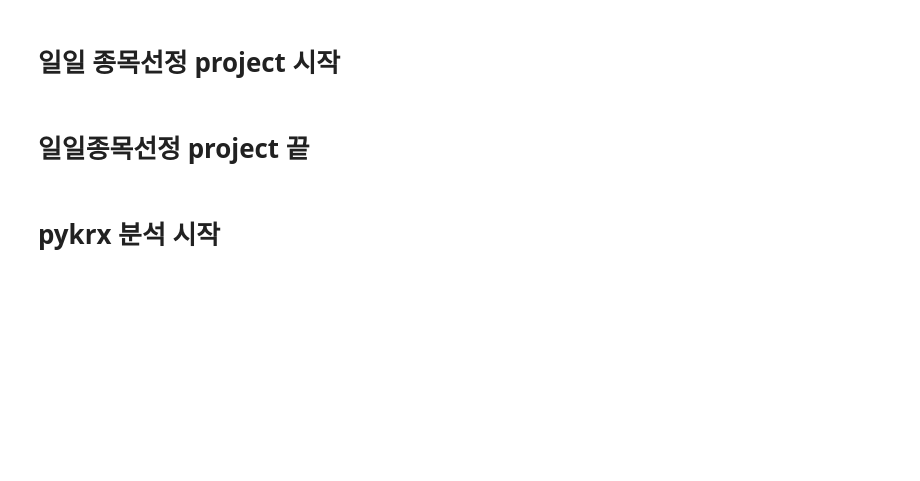
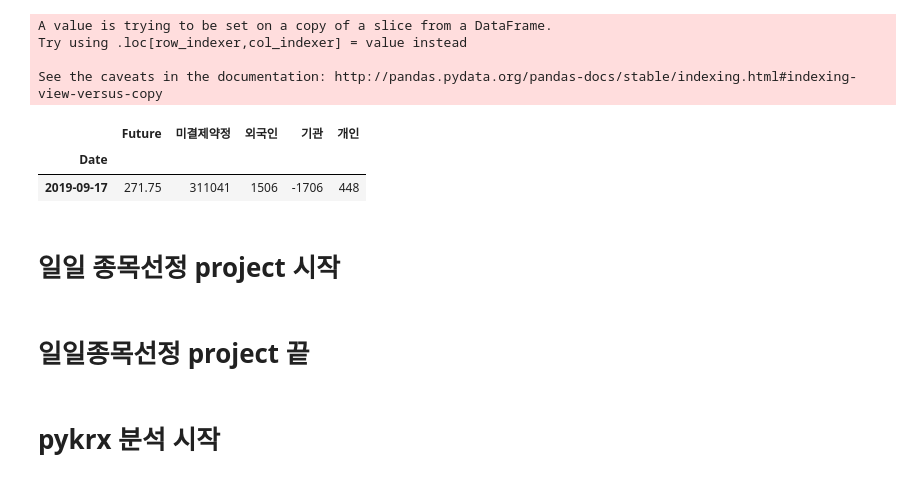
Before and after one commit to linux386/first_module, a Jupyter notebook: pre_module.ipynb, the cells around one changed output. Saved outputs shown, nothing was run; the diff lists cells and outputs as text; code cells hidden in the pictures; blank space fills up the shorter version.

```diff
--- a/pre_module.ipynb
+++ b/pre_module.ipynb
@@ -107,7 +107,7 @@ import json
 import sys
 import pandas as pd
 import sqlalchemy
-import urllib.request as req
+
 from datetime import datetime
 from fake_useragent import UserAgent
 
@@ -130,34 +130,42 @@ ua = UserAgent()
 headers = {
     'User-Agent': ua.ie,
     'referer': 'http://finance.daum.net/domestic/futures'
 }
 
 
 url = "http://finance.daum.net/api/future/KR4101PC0002/days?pagination=true&page=1"  #KR4011PC002 "선물 코스피 200지수 12월물" 코드는 구글검색이용
 res = req.urlopen(req.Request(url, headers=headers)).read().decode('utf-8')
 
 df1 = pd.DataFrame()
 for i in range(1,3):
     # 다음 주식 요청 URL
     url = "http://finance.daum.net/api/future/KR4101PC0002/days?pagination=true&page="+str(i)
 
     res = req.urlopen(req.Request(url, headers=headers)).read().decode('utf-8')
 
     rank_json = json.loads(res)['data']
 
     df = pd.DataFrame(rank_json)
     df1 = df1.append(df,ignore_index=True)
 df2 = df1[['date','tradePrice','change', 'changePrice','changeRate','unsettledVolume','foreignSettlement', 'institutionSettlement', 'privateSettlement']]
-df2.columns=('Date','Close','change','가격변동','등락률','미결제약정','외국인','기관','개인')
+df2.columns=('Date','Future','change','가격변동','등락률','미결제약정','외국인','기관','개인')
 df2['Date'] = pd.to_datetime(df2['Date']).dt.date
 #df2['Date'] = pd.to_datetime(df2['Date']).apply(lambda x: x.date())
 #df2['Date'] = pd.to_datetime(df2['Date'], format = '%Y-%m-%d') # yyyy-mm-dd hh:mm:ss -> yyyy-mm-dd (속성은그대로 보여주는 형식만 변경)
 df2 =df2[['Date','Future','미결제약정','외국인','기관','개인']]
 df2 = df2[df2.Date > until_date]
 df2.to_sql(name='future', con=engine, if_exists='append', index = False)
 df2 = df2.set_index('Date')
 df2.to_excel('d:\\future.xlsx',encoding='utf-8')
 df2
+# %% [output]
+A value is trying to be set on a copy of a slice from a DataFrame.
+Try using .loc[row_indexer,col_indexer] = value instead
+
+See the caveats in the documentation: http://pandas.pydata.org/pandas-docs/stable/indexing.html#indexing-view-versus-copy
+|  | Future | 미결제약정 | 외국인 | 기관 | 개인 |
+| Date |  |  |  |  |  |
+| 2019-09-17 | 271.75 | 311041 | 1506 | -1706 | 448 |
 # %%
 ## 선물  베이시스 graph ( One_graph)
 ## def future_trend_graph():
```
Also changed, not shown: 6 other files.
